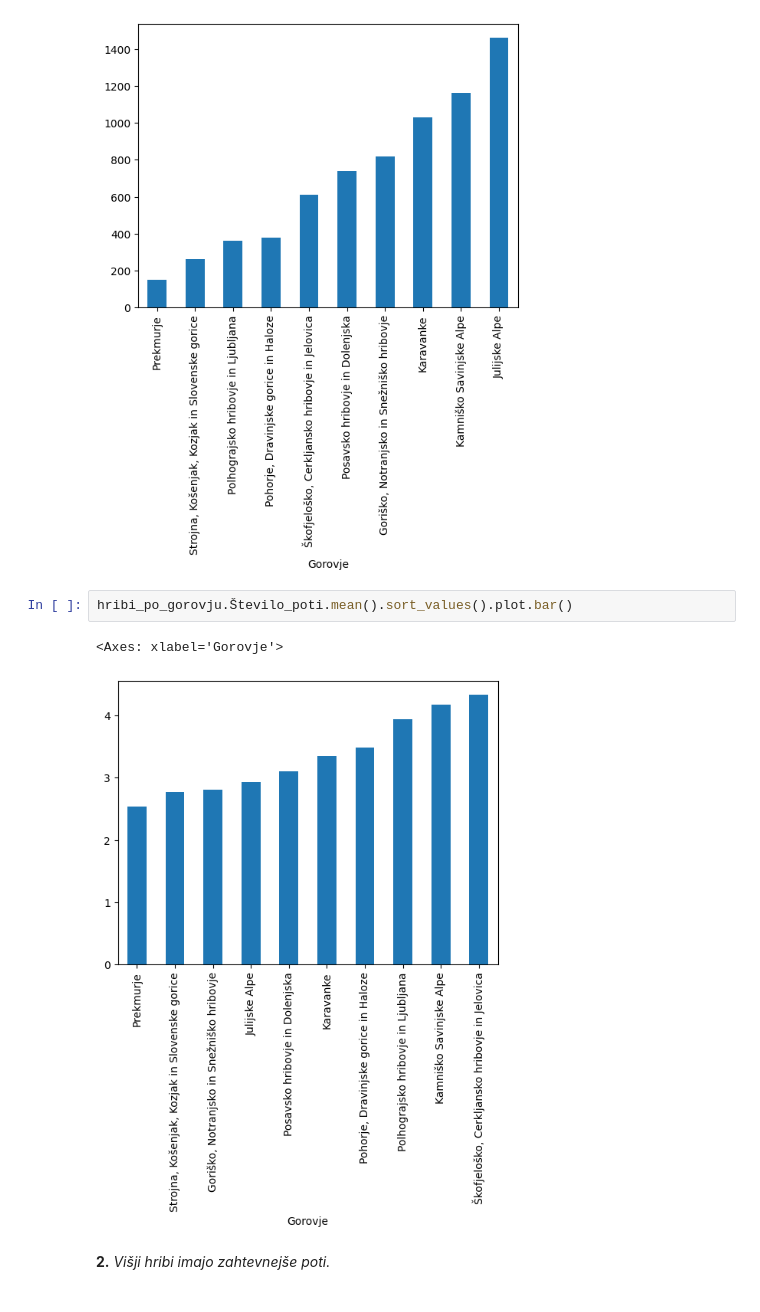
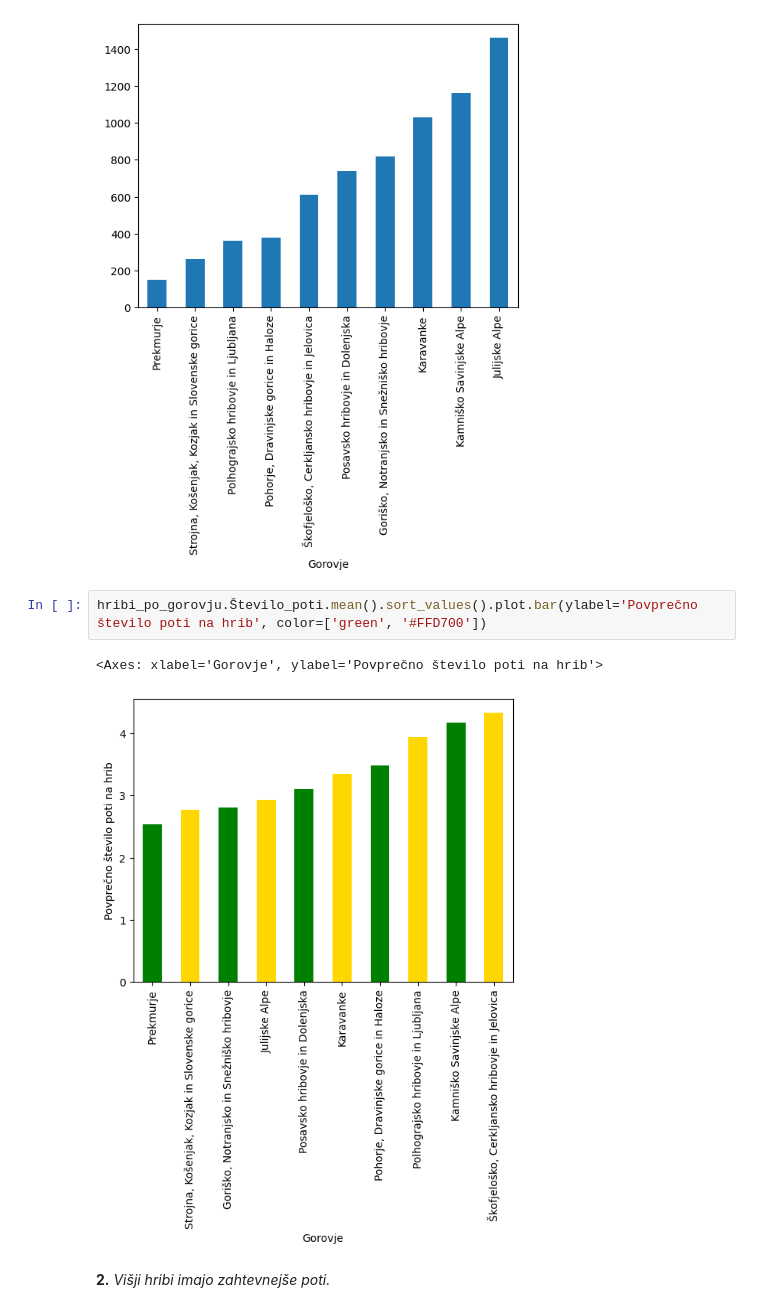
Before and after one commit to AndrazKukovicic/Hribi_projektna_naloga, a Jupyter notebook: Analiza_podatkov.ipynb, the cells around one changed output. Cells and saved outputs as stored; diff of their text form.

```diff
--- a/Analiza_podatkov.ipynb
+++ b/Analiza_podatkov.ipynb
@@ -67,10 +68,10 @@ hribi_po_gorovju.Število_poti.sum().sort_values().plot.bar()
 <Axes: xlabel='Gorovje'>
 [figure]
 # %%
-hribi_po_gorovju.Število_poti.mean().sort_values().plot.bar()
+hribi_po_gorovju.Število_poti.mean().sort_values().plot.bar(ylabel='Povprečno število poti na hrib', color=['green', '#FFD700'])
 # %% [output]
-<Axes: xlabel='Gorovje'>
+<Axes: xlabel='Gorovje', ylabel='Povprečno število poti na hrib'>
-[figure, old version]
+[figure, new version]
 # %% [markdown]
 **2.** *Višji hribi imajo zahtevnejše poti.*
 # %% [markdown]
```
Also changed, not shown: parts of 8 cells of this notebook.
